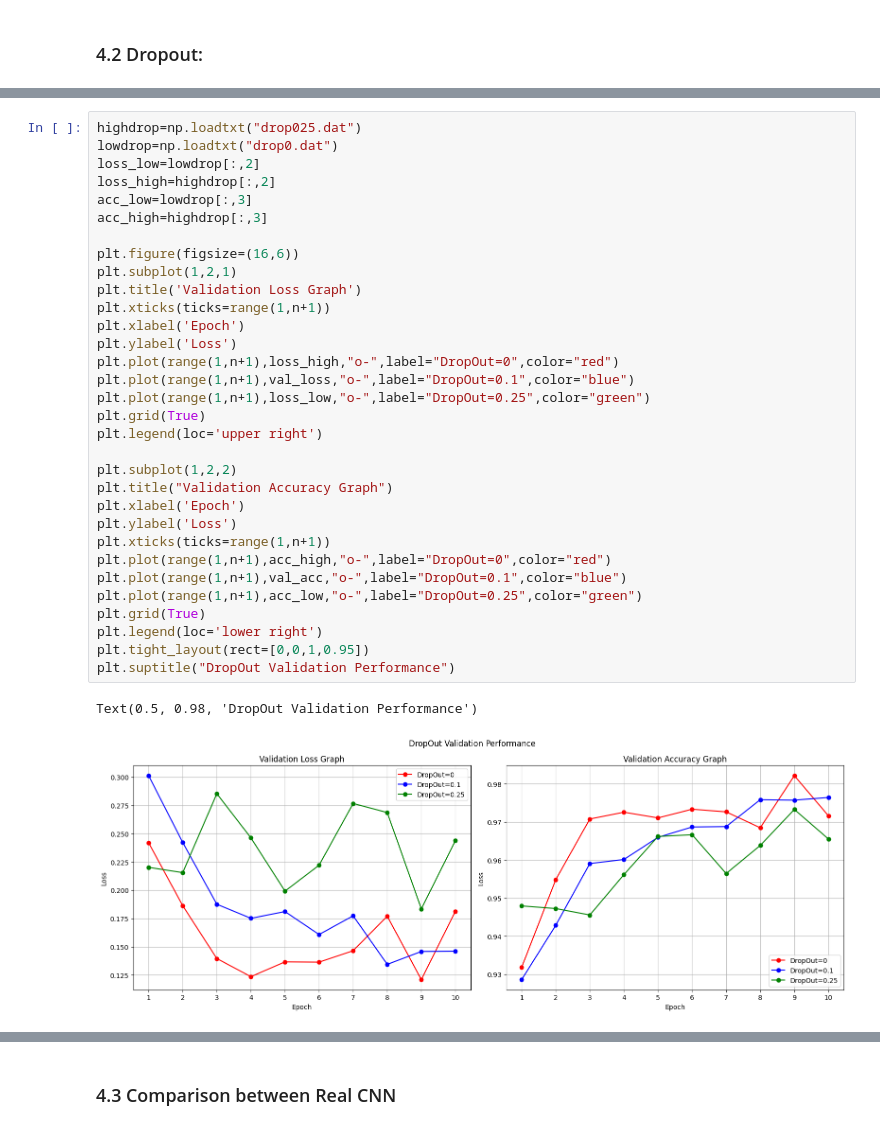
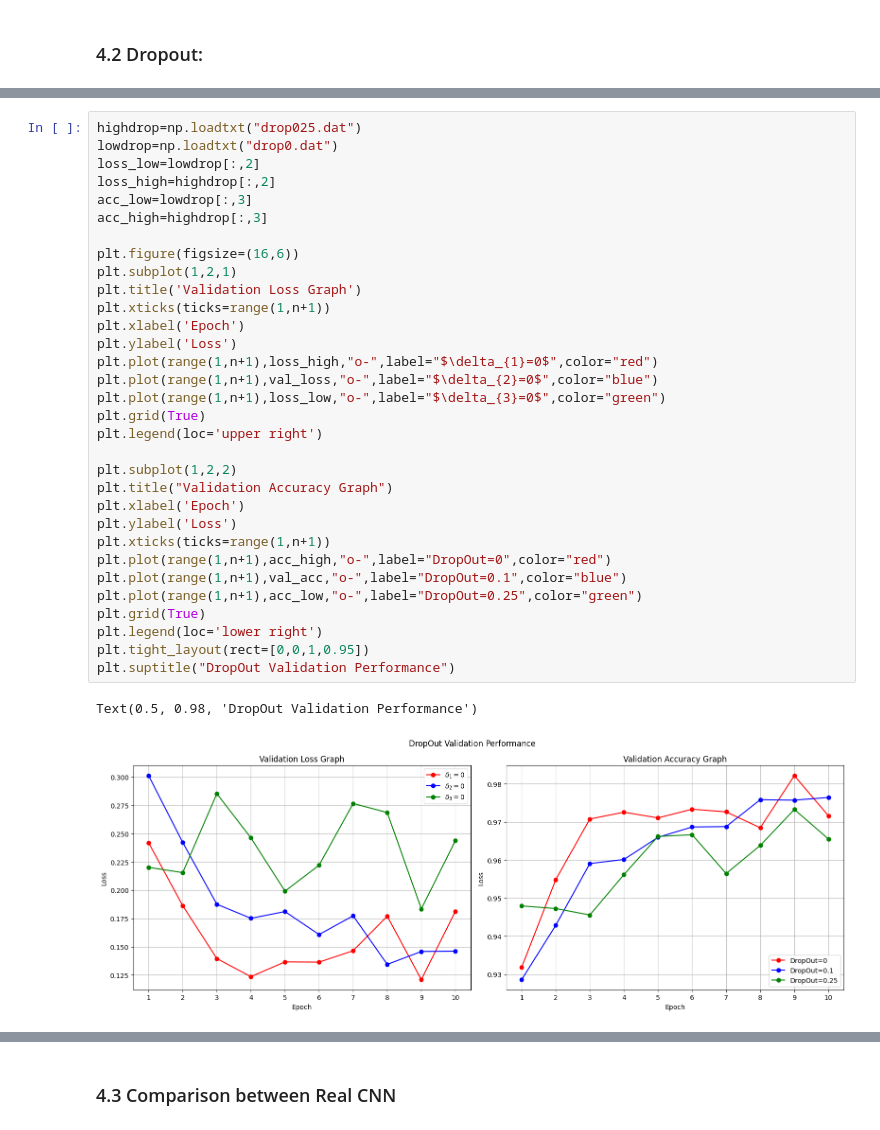
Before and after one commit to AleContePhisics/Machine-Learning, a Jupyter notebook: Progetto.ipynb, the cells around one changed output, grey strips where cells are left out. Drawn from its saved outputs; the diff is of its cells as text.

```diff
--- a/Progetto.ipynb
+++ b/Progetto.ipynb
@@ -347,34 +397,34 @@ plt.show()
 highdrop=np.loadtxt("drop025.dat")
 lowdrop=np.loadtxt("drop0.dat")
 loss_low=lowdrop[:,2]
 loss_high=highdrop[:,2]
 acc_low=lowdrop[:,3]
 acc_high=highdrop[:,3]
 
 plt.figure(figsize=(16,6))
 plt.subplot(1,2,1)
 plt.title('Validation Loss Graph')
 plt.xticks(ticks=range(1,n+1))
 plt.xlabel('Epoch')
 plt.ylabel('Loss')
-plt.plot(range(1,n+1),loss_high,"o-",label="DropOut=0",color="red")
-plt.plot(range(1,n+1),val_loss,"o-",label="DropOut=0.1",color="blue")
-plt.plot(range(1,n+1),loss_low,"o-",label="DropOut=0.25",color="green")
+plt.plot(range(1,n+1),loss_high,"o-",label="$\delta_{1}=0$",color="red")
+plt.plot(range(1,n+1),val_loss,"o-",label="$\delta_{2}=0$",color="blue")
+plt.plot(range(1,n+1),loss_low,"o-",label="$\delta_{3}=0$",color="green")
 plt.grid(True)
 plt.legend(loc='upper right')
 
 plt.subplot(1,2,2)
 plt.title("Validation Accuracy Graph")
 plt.xlabel('Epoch')
 plt.ylabel('Loss')
 plt.xticks(ticks=range(1,n+1))
 plt.plot(range(1,n+1),acc_high,"o-",label="DropOut=0",color="red")
 plt.plot(range(1,n+1),val_acc,"o-",label="DropOut=0.1",color="blue")
 plt.plot(range(1,n+1),acc_low,"o-",label="DropOut=0.25",color="green")
 plt.grid(True)
 plt.legend(loc='lower right')
 plt.tight_layout(rect=[0,0,1,0.95])
 plt.suptitle("DropOut Validation Performance")
 # %% [output]
 Text(0.5, 0.98, 'DropOut Validation Performance')
-[figure, old version]
+[figure, new version]
```
Also changed, not shown: parts of 34 cells of this notebook.
